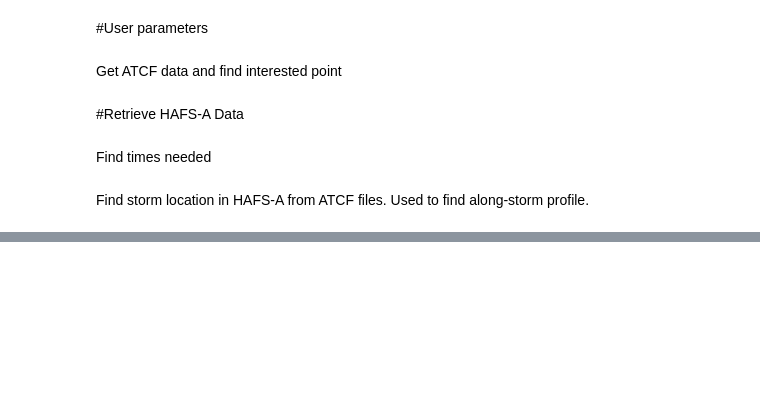
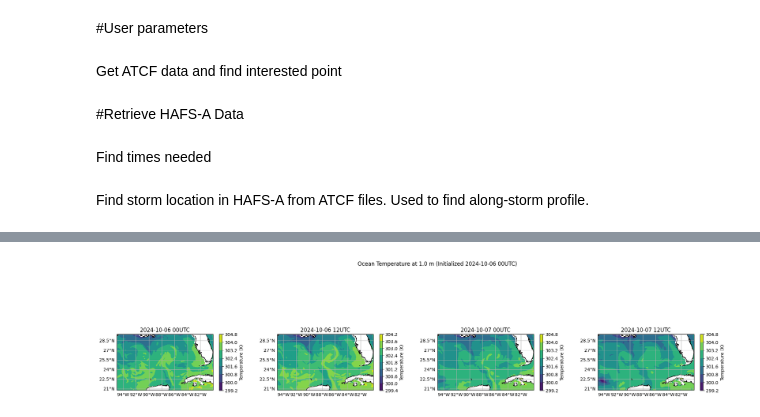
Before and after one commit to SeanBarnier/HAFS_Air-Sea, a Jupyter notebook: tempMaps.ipynb, the cells around one changed output, grey strips where cells are left out. Cells and saved outputs as stored; diff of their text form; code cells hidden in the pictures; blank space fills up the shorter version.

```diff
--- a/tempMaps.ipynb
+++ b/tempMaps.ipynb
@@ -169,0 +192,4 @@ atmFig
+# %%
+oceFig
+# %% [output]
+[figure, added]
```
Also changed, not shown: parts of 10 cells of this notebook.
